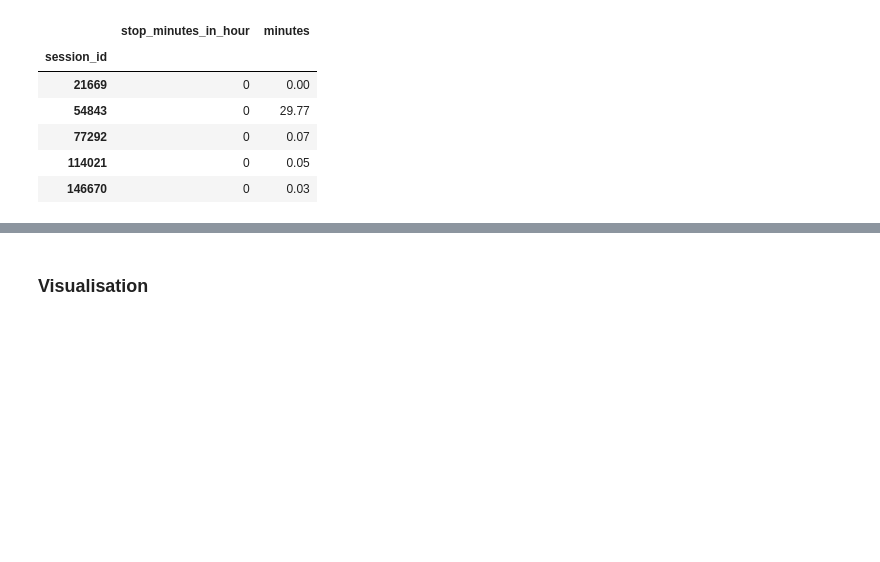
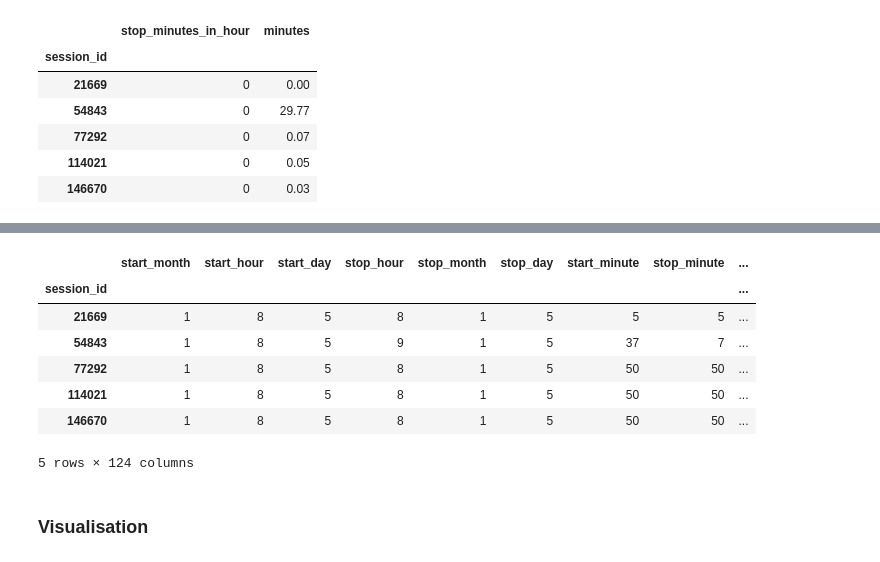
Before and after one commit to vladisOV/notebooks, a Jupyter notebook: alice_combined_sol.ipynb, the cells around one changed output, grey strips where cells are left out. Drawn from its saved outputs; the diff is of its cells as text; code cells hidden in the pictures; blank space fills up the shorter version.

```diff
--- a/alice_combined_sol.ipynb
+++ b/alice_combined_sol.ipynb
@@ -501,2 +588,71 @@ full_add_df['yyyymm'] = full_df['time1'].apply(lambda ts:
+# %%
+full_add_df['1_first'] = full_add_df['site1type'].apply(lambda x: 1 if x == 1 else 0)
+full_add_df['1_last'] = full_add_df['site10type'].apply(lambda x: 1 if x == 1 else 0)
+def is_one(x):
+    for i in x:
+        if i == 1:
+            return 1
+            break
+    return 0
+def is_two(x):
+    for i in x:
+        if i == 2:
+            return 1
+            break
+    return 0
+full_add_df['1_insess'] = full_add_df[sites_t].apply(is_one, axis=1)
+full_add_df['2_insess'] = full_add_df[sites_t].apply(is_two, axis=1)
+def sum_items_ones(a):
+    count = 0
+    for i in a:
+        if i == 1:
+            count += 1
+    return count
+def sum_items_twos(a):
+    count = 0
+    for i in a:
+        if i == 2:
+            count += 1
+    return count
+def sum_items_threes(a):
+    count = 0
+    for i in a:
+        if i == 3:
+            count += 1
+    return count
+def sum_items_fours(a):
+    count = 0
+    for i in a:
+        if i == 4:
+            count += 1
+    return count
+def sum_items_fives(a):
+    count = 0
+    for i in a:
+        if i == 5:
+            count += 1
+    return count
+def sum_items_sixs(a):
+    count = 0
+    for i in a:
+        if i == 6:
+            count += 1
+    return count
+full_add_df['1_per_sess'] = full_add_df[sites_t].agg(sum_items_ones, axis=1)
+full_add_df['2_per_sess'] = full_add_df[sites_t].agg(sum_items_twos, axis =1)
+full_add_df['3_per_sess'] = full_add_df[sites_t].agg(sum_items_threes, axis =1)
+full_add_df['4_per_sess'] = full_add_df[sites_t].agg(sum_items_fours, axis =1)
+full_add_df['5_per_sess'] = full_add_df[sites_t].agg(sum_items_fives, axis =1)
+full_add_df['1_per_sessmore1'] = full_add_df['1_per_sess'].apply(lambda s: 1 if s > 1 else 0)
+full_add_df.head()
+# %% [output]
+|  | start_month | start_hour | start_day | stop_hour | stop_month | stop_day | start_minute | stop_minute | ... |
+| session_id |  |  |  |  |  |  |  |  | ... |
+| 21669 | 1 | 8 | 5 | 8 | 1 | 5 | 5 | 5 | ... |
+| 54843 | 1 | 8 | 5 | 9 | 1 | 5 | 37 | 7 | ... |
+| 77292 | 1 | 8 | 5 | 8 | 1 | 5 | 50 | 50 | ... |
+| 114021 | 1 | 8 | 5 | 8 | 1 | 5 | 50 | 50 | ... |
+| 146670 | 1 | 8 | 5 | 8 | 1 | 5 | 50 | 50 | ... |
+5 rows × 124 columns
 # %%
 #log1p values
```
Also changed, not shown: parts of 45 cells of this notebook.
